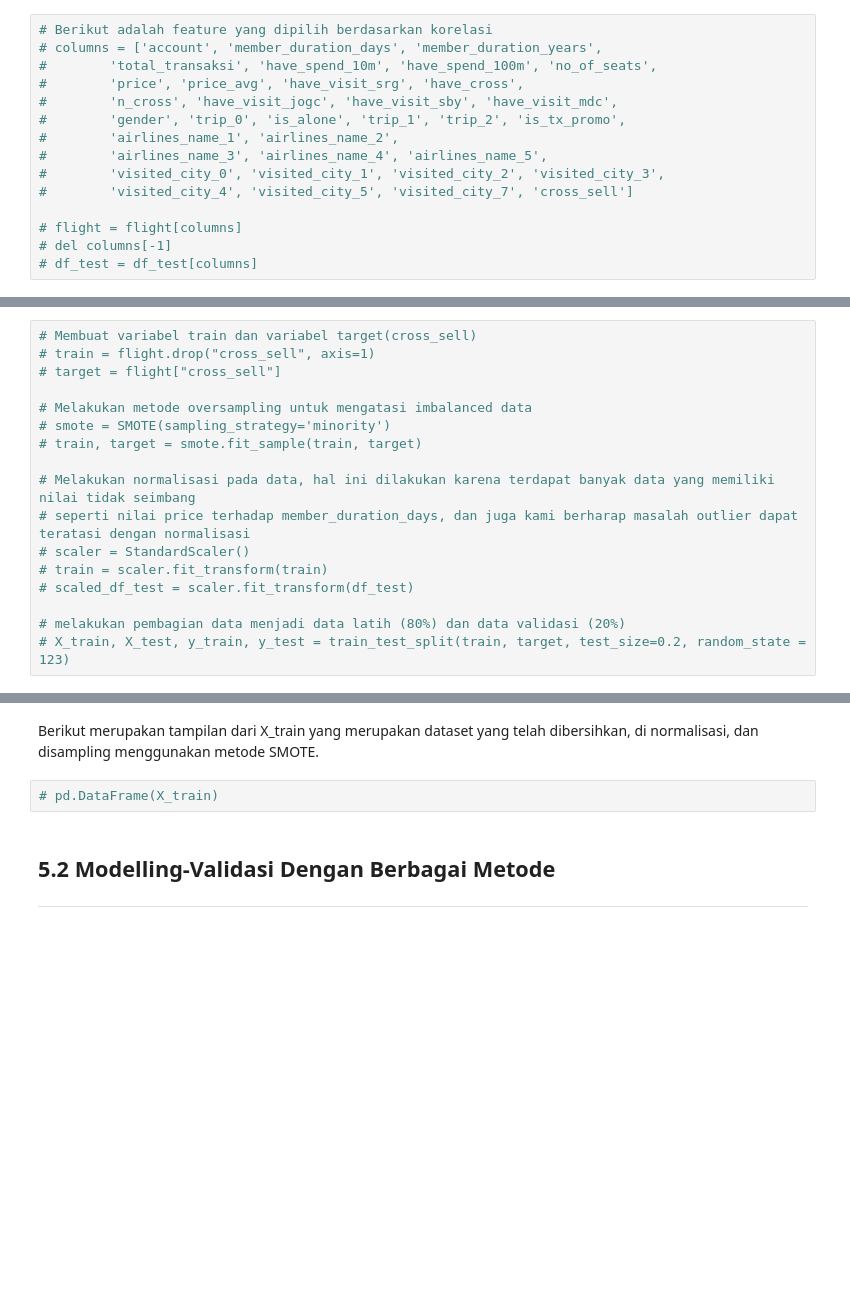
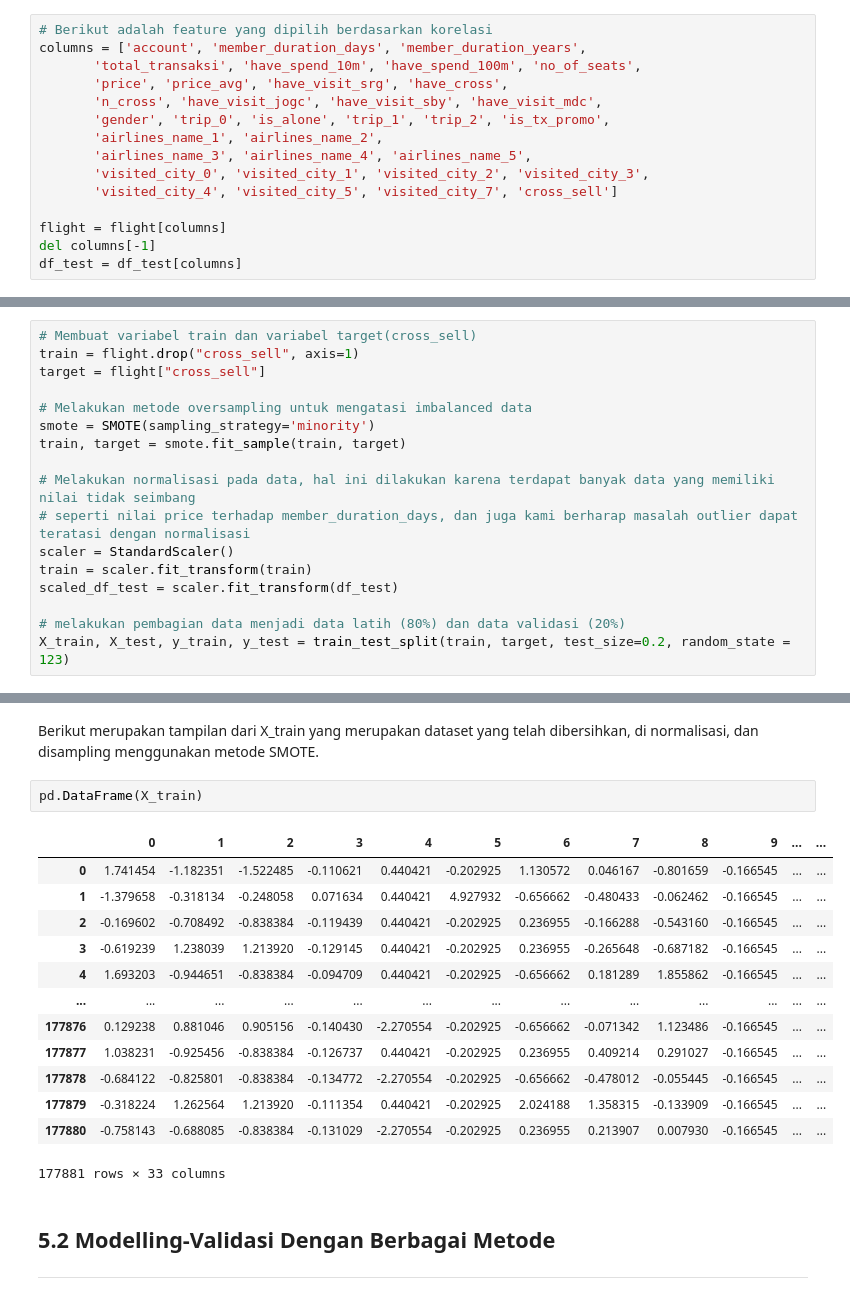
Before and after one commit to yusnardo/Arkavidia-6.0, a Jupyter notebook: red-line-preliminaries.ipynb, the cells around one changed output, grey strips where cells are left out. Saved outputs shown, nothing was run; the diff lists cells and outputs as text; blank space fills up the shorter version.

```diff
--- a/red-line-preliminaries.ipynb
+++ b/red-line-preliminaries.ipynb
@@ -1111,19 +1127,19 @@ Hal ini dilakukan untuk mempermudah pekerjaan, tanpa perlu menjalankan baris cod
 Pemilihan feature berikut didasarkan pada korelasi dengan target
 # %%
 # Berikut adalah feature yang dipilih berdasarkan korelasi
-# columns = ['account', 'member_duration_days', 'member_duration_years',
-#        'total_transaksi', 'have_spend_10m', 'have_spend_100m', 'no_of_seats',
-#        'price', 'price_avg', 'have_visit_srg', 'have_cross',
-#        'n_cross', 'have_visit_jogc', 'have_visit_sby', 'have_visit_mdc',
-#        'gender', 'trip_0', 'is_alone', 'trip_1', 'trip_2', 'is_tx_promo',
-#        'airlines_name_1', 'airlines_name_2',
-#        'airlines_name_3', 'airlines_name_4', 'airlines_name_5',
-#        'visited_city_0', 'visited_city_1', 'visited_city_2', 'visited_city_3',
-#        'visited_city_4', 'visited_city_5', 'visited_city_7', 'cross_sell']
+columns = ['account', 'member_duration_days', 'member_duration_years',
+       'total_transaksi', 'have_spend_10m', 'have_spend_100m', 'no_of_seats',
+       'price', 'price_avg', 'have_visit_srg', 'have_cross',
+       'n_cross', 'have_visit_jogc', 'have_visit_sby', 'have_visit_mdc',
+       'gender', 'trip_0', 'is_alone', 'trip_1', 'trip_2', 'is_tx_promo',
+       'airlines_name_1', 'airlines_name_2',
+       'airlines_name_3', 'airlines_name_4', 'airlines_name_5',
+       'visited_city_0', 'visited_city_1', 'visited_city_2', 'visited_city_3',
+       'visited_city_4', 'visited_city_5', 'visited_city_7', 'cross_sell']
 
-# flight = flight[columns]
-# del columns[-1]
-# df_test = df_test[columns]
+flight = flight[columns]
+del columns[-1]
+df_test = df_test[columns]
 # %% [markdown]
 # 5. Modelling dan Validasi
 <a id="5"></a>
@@ -1142,21 +1158,21 @@ Alasan tim kami memilih metode tersebut adalah
 3. Oversampling dilakukan karena kami tidak ingin kehilangan banyak data jika menggunakan metode undersampling.
 # %%
 # Membuat variabel train dan variabel target(cross_sell)
-# train = flight.drop("cross_sell", axis=1)
-# target = flight["cross_sell"]
+train = flight.drop("cross_sell", axis=1)
+target = flight["cross_sell"]
 
 # Melakukan metode oversampling untuk mengatasi imbalanced data
-# smote = SMOTE(sampling_strategy='minority')
-# train, target = smote.fit_sample(train, target)
+smote = SMOTE(sampling_strategy='minority')
+train, target = smote.fit_sample(train, target)
 
 # Melakukan normalisasi pada data, hal ini dilakukan karena terdapat banyak data yang memiliki nilai tidak seimbang
 # seperti nilai price terhadap member_duration_days, dan juga kami berharap masalah outlier dapat teratasi dengan normalisasi
-# scaler = StandardScaler()
-# train = scaler.fit_transform(train)
-# scaled_df_test = scaler.fit_transform(df_test)
+scaler = StandardScaler()
+train = scaler.fit_transform(train)
+scaled_df_test = scaler.fit_transform(df_test)
 
 # melakukan pembagian data menjadi data latih (80%) dan data validasi (20%)
-# X_train, X_test, y_train, y_test = train_test_split(train, target, test_size=0.2, random_state = 123)
+X_train, X_test, y_train, y_test = train_test_split(train, target, test_size=0.2, random_state = 123)
 # %% [markdown]
 Berikut merupakan shape/ukuran dari X_train, X_test, y_train, dan y_test.
 # %%
@@ -1168,7 +1189,21 @@ Berikut merupakan shape/ukuran dari X_train, X_test, y_train, dan y_test.
 # %% [markdown]
 Berikut merupakan tampilan dari X_train yang merupakan dataset yang telah dibersihkan, di normalisasi, dan disampling menggunakan metode SMOTE.
 # %%
-# pd.DataFrame(X_train)
+pd.DataFrame(X_train)
+# %% [output]
+|  | 0 | 1 | 2 | 3 | 4 | 5 | 6 | 7 | 8 | 9 | ... | ... |
+| 0 | 1.741454 | -1.182351 | -1.522485 | -0.110621 | 0.440421 | -0.202925 | 1.130572 | 0.046167 | -0.801659 | -0.166545 | ... | ... |
+| 1 | -1.379658 | -0.318134 | -0.248058 | 0.071634 | 0.440421 | 4.927932 | -0.656662 | -0.480433 | -0.062462 | -0.166545 | ... | ... |
+| 2 | -0.169602 | -0.708492 | -0.838384 | -0.119439 | 0.440421 | -0.202925 | 0.236955 | -0.166288 | -0.543160 | -0.166545 | ... | ... |
+| 3 | -0.619239 | 1.238039 | 1.213920 | -0.129145 | 0.440421 | -0.202925 | 0.236955 | -0.265648 | -0.687182 | -0.166545 | ... | ... |
+| 4 | 1.693203 | -0.944651 | -0.838384 | -0.094709 | 0.440421 | -0.202925 | -0.656662 | 0.181289 | 1.855862 | -0.166545 | ... | ... |
+| ... | ... | ... | ... | ... | ... | ... | ... | ... | ... | ... | ... | ... |
+| 177876 | 0.129238 | 0.881046 | 0.905156 | -0.140430 | -2.270554 | -0.202925 | -0.656662 | -0.071342 | 1.123486 | -0.166545 | ... | ... |
+| 177877 | 1.038231 | -0.925456 | -0.838384 | -0.126737 | 0.440421 | -0.202925 | 0.236955 | 0.409214 | 0.291027 | -0.166545 | ... | ... |
+| 177878 | -0.684122 | -0.825801 | -0.838384 | -0.134772 | -2.270554 | -0.202925 | -0.656662 | -0.478012 | -0.055445 | -0.166545 | ... | ... |
+| 177879 | -0.318224 | 1.262564 | 1.213920 | -0.111354 | 0.440421 | -0.202925 | 2.024188 | 1.358315 | -0.133909 | -0.166545 | ... | ... |
+| 177880 | -0.758143 | -0.688085 | -0.838384 | -0.131029 | -2.270554 | -0.202925 | 0.236955 | 0.213907 | 0.007930 | -0.166545 | ... | ... |
+177881 rows × 33 columns
 # %% [markdown]
 ## 5.2 Modelling-Validasi Dengan Berbagai Metode
 <a id="5.2"></a>
```
Also changed, not shown: parts of 34 cells of this notebook.
